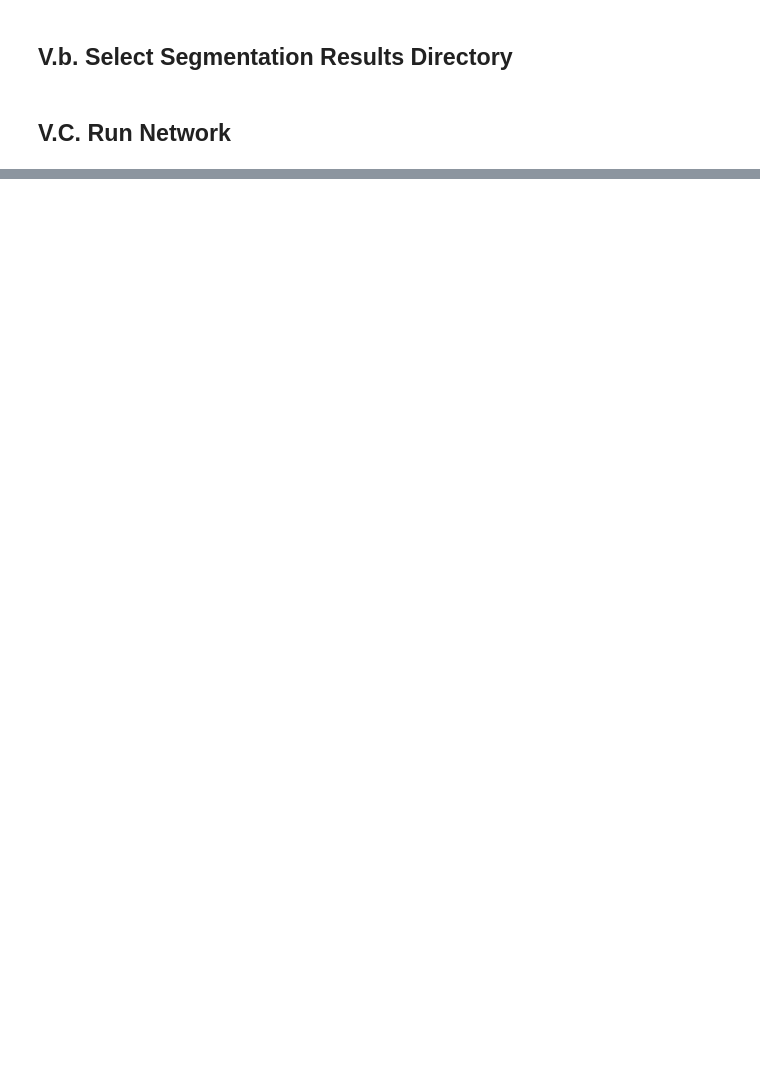
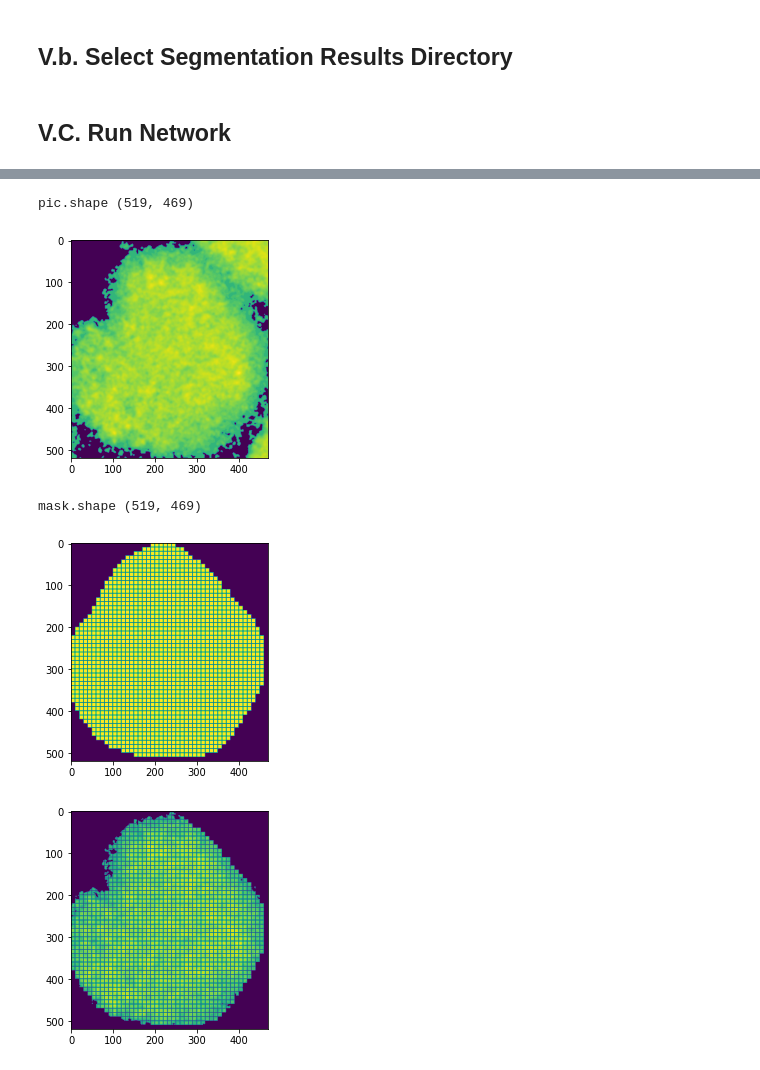
Before and after one commit to DDDog-WANG/Telescope-cell-image-recognition, a Jupyter notebook: Segmentation/MaskRCNN_testonly.ipynb, the cells around one changed output, grey strips where cells are left out. Saved outputs shown, nothing was run; the diff lists cells and outputs as text; code cells hidden in the pictures; blank space fills up the shorter version.

```diff
--- a/Segmentation/MaskRCNN_testonly.ipynb
+++ b/Segmentation/MaskRCNN_testonly.ipynb
@@ -921,0 +968,22 @@ SyntaxError: ignored
+# %%
+i=12
+pic = img[box_all[i][0]:box_all[i][2], box_all[i][1]:box_all[i][3]]
+print("pic.shape",pic.shape)
+plt.imshow(pic)
+plt.show()
+
+mask = img_mask_all[i,:,:]
+mask=mask[box_all[i][0]:box_all[i][2], box_all[i][1]:box_all[i][3]]
+print("mask.shape",mask.shape)
+plt.imshow(mask)
+plt.show()
+
+pic_mask=np.multiply(pic,mask)
+plt.imshow(pic_mask)
+plt.show()
+# %% [output]
+pic.shape (519, 469)
+[figure, added]
+mask.shape (519, 469)
+[figure, added]
+[figure, added]
```
Also changed, not shown: parts of 42 cells of this notebook, 29 other files.
